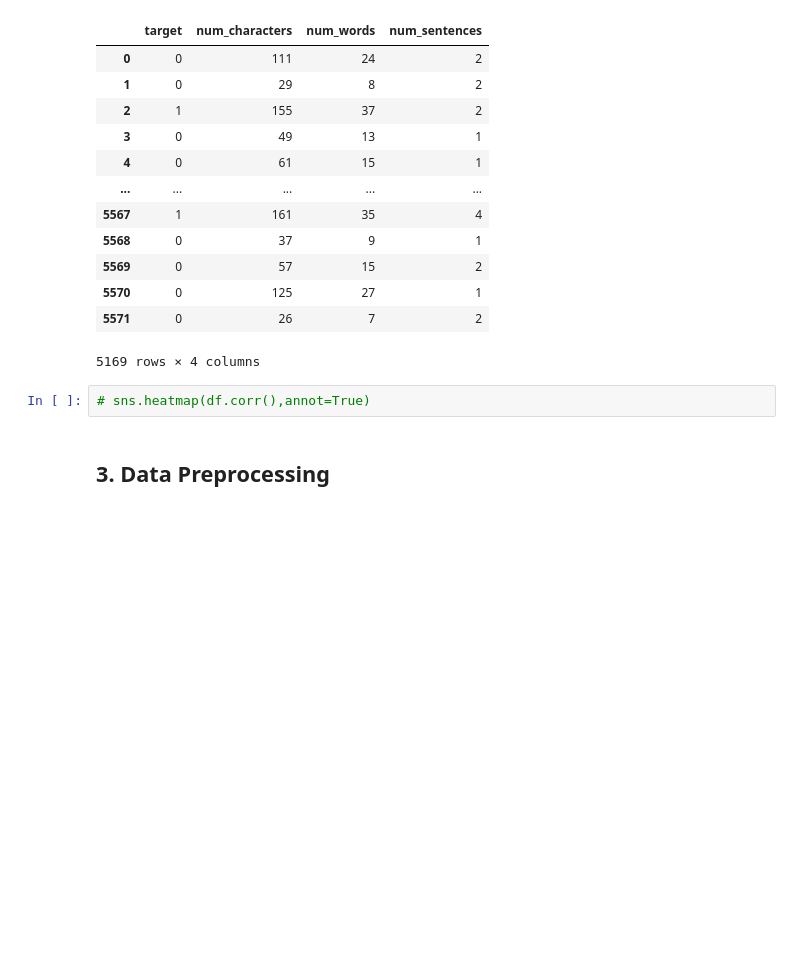
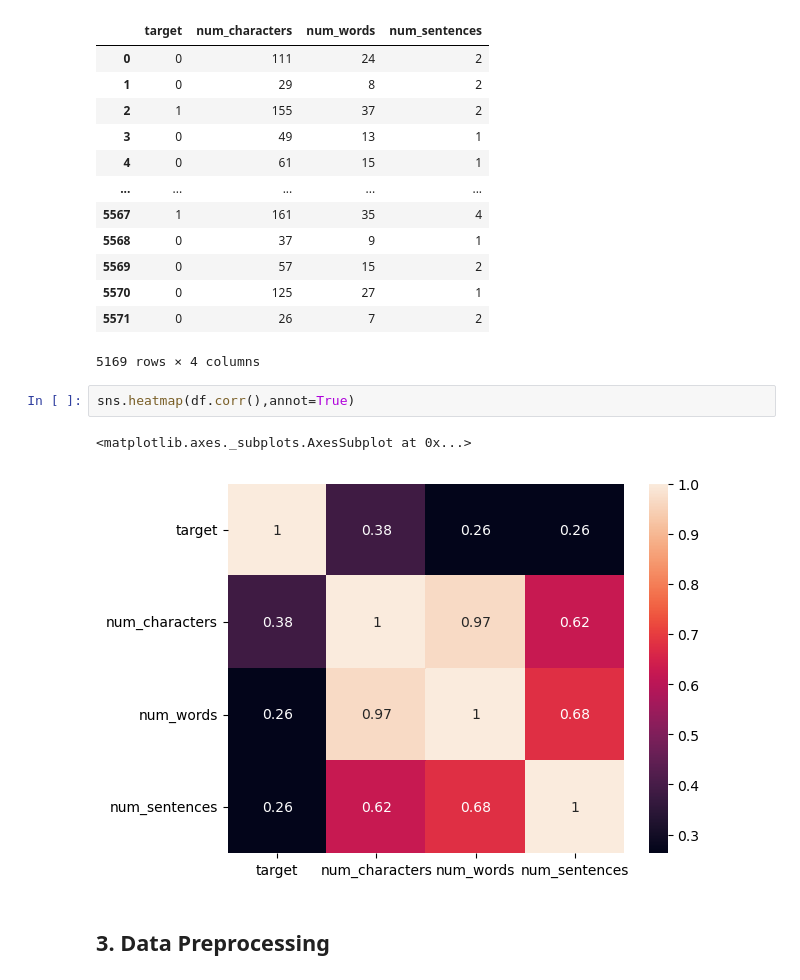
Before and after one commit to Amit-10101/SpamBuster, a Jupyter notebook: SMS Spam Detection.ipynb, the cells around one changed output. Drawn from its saved outputs; the diff is of its cells as text; blank space fills up the shorter version.

```diff
--- a/SMS Spam Detection.ipynb
+++ b/SMS Spam Detection.ipynb
@@ -240,7 +254,10 @@ df.select_dtypes(include=[np.number])
 | 5571 | 0 | 26 | 7 | 2 |
 5169 rows × 4 columns
 # %%
-# sns.heatmap(df.corr(),annot=True)
+sns.heatmap(df.corr(),annot=True)
+# %% [output]
+<matplotlib.axes._subplots.AxesSubplot at 0x...>
+[figure, added]
 # %% [markdown]
 ## 3. Data Preprocessing
 # %%
```
Also changed, not shown: parts of 40 cells of this notebook, 1 other file.
